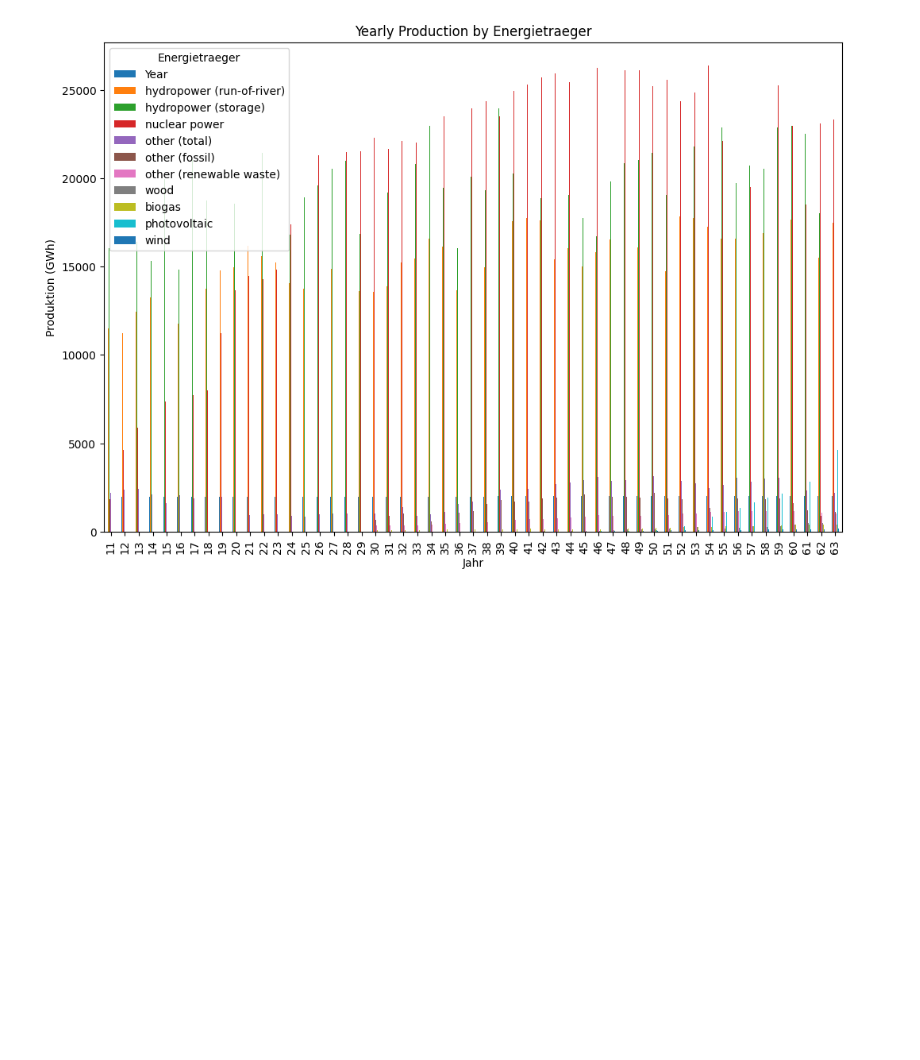
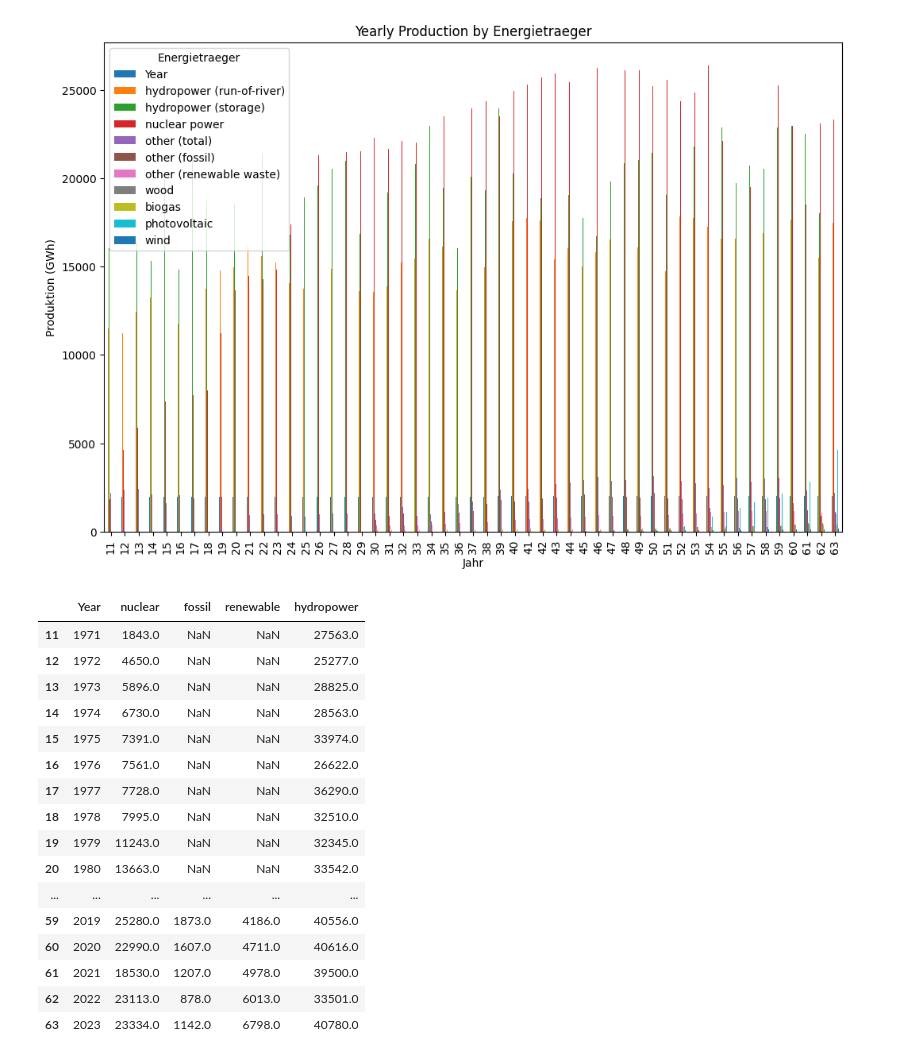
Before and after one commit to dario-baumberger/hslu-dviz-swiss-energy, a Jupyter notebook: python/ogd32_elektrizitaetbilanz_jahreswerte.ipynb, the cells around one changed output. Saved outputs shown, nothing was run; the diff lists cells and outputs as text; code cells hidden in the pictures; blank space fills up the shorter version.

Commit message:
data and layout edit

```diff
--- a/python/ogd32_elektrizitaetbilanz_jahreswerte.ipynb
+++ b/python/ogd32_elektrizitaetbilanz_jahreswerte.ipynb
@@ -128,3 +128,62 @@ for column in df_data_erzeugung.columns:
 
 with open('../public/data/erzeugung.json', 'w') as json_file:
     json.dump(highcharts_series, json_file, indent=2)
+# %%
+# Grouping columns
+df_data_erzeugung_grouped = df_data_erzeugung.copy()
+
+df_data_erzeugung_grouped['nuclear'] = df_data_erzeugung_grouped['nuclear power']
+df_data_erzeugung_grouped['fossil'] = df_data_erzeugung_grouped['other (fossil)']
+df_data_erzeugung_grouped['hydropower'] = (
+    df_data_erzeugung_grouped['hydropower (run-of-river)'] +
+    df_data_erzeugung_grouped['hydropower (storage)']
+)
+df_data_erzeugung_grouped['renewable'] = (
+    df_data_erzeugung_grouped['other (renewable waste)'] +
+    df_data_erzeugung_grouped['wood'] +
+    df_data_erzeugung_grouped['biogas'] +
+    df_data_erzeugung_grouped['photovoltaic'] +
+    df_data_erzeugung_grouped['wind']
+)
+
+# Selecting only the grouped columns and the Year column
+df_data_erzeugung_grouped = df_data_erzeugung_grouped[['Year', 'nuclear', 'fossil', 'renewable', 'hydropower']]
+
+display(df_data_erzeugung_grouped)
+
+highcharts_series = []
+
+# Add the years as the first series
+highcharts_series.append({
+    'name': 'Year',
+    'data': df_data_erzeugung_grouped['Year'].tolist()
+})
+
+# Add the grouped columns
+for column in ['nuclear', 'fossil', 'renewable', 'hydropower']:
+    series_data = {
+        'name': column,
+        'data': df_data_erzeugung_grouped[column].fillna(0).tolist()  # Replace NaN with 0 for Highcharts
+    }
+    highcharts_series.append(series_data)
+
+with open('../public/data/erzeugung-grouped-1.json', 'w') as json_file:
+    json.dump(highcharts_series, json_file, indent=2)
+# %% [output]
+|  | Year | nuclear | fossil | renewable | hydropower |
+| 11 | 1971 | 1843.0 | NaN | NaN | 27563.0 |
+| 12 | 1972 | 4650.0 | NaN | NaN | 25277.0 |
+| 13 | 1973 | 5896.0 | NaN | NaN | 28825.0 |
+| 14 | 1974 | 6730.0 | NaN | NaN | 28563.0 |
+| 15 | 1975 | 7391.0 | NaN | NaN | 33974.0 |
+| 16 | 1976 | 7561.0 | NaN | NaN | 26622.0 |
+| 17 | 1977 | 7728.0 | NaN | NaN | 36290.0 |
+| 18 | 1978 | 7995.0 | NaN | NaN | 32510.0 |
+| 19 | 1979 | 11243.0 | NaN | NaN | 32345.0 |
+| 20 | 1980 | 13663.0 | NaN | NaN | 33542.0 |
+| ... | ... | ... | ... | ... | ... |
+| 59 | 2019 | 25280.0 | 1873.0 | 4186.0 | 40556.0 |
+| 60 | 2020 | 22990.0 | 1607.0 | 4711.0 | 40616.0 |
+| 61 | 2021 | 18530.0 | 1207.0 | 4978.0 | 39500.0 |
+| 62 | 2022 | 23113.0 | 878.0 | 6013.0 | 33501.0 |
+| 63 | 2023 | 23334.0 | 1142.0 | 6798.0 | 40780.0 |
```
Also changed, not shown: parts of 1 cell of this notebook, 6 other files.
